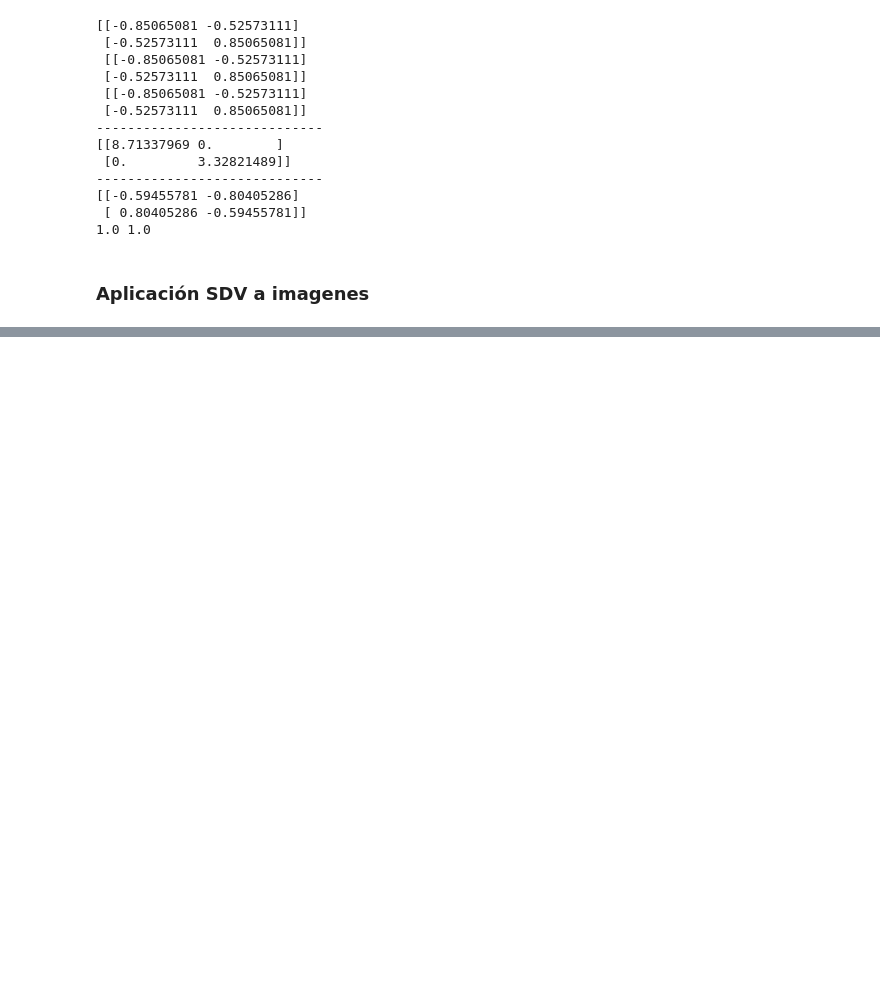
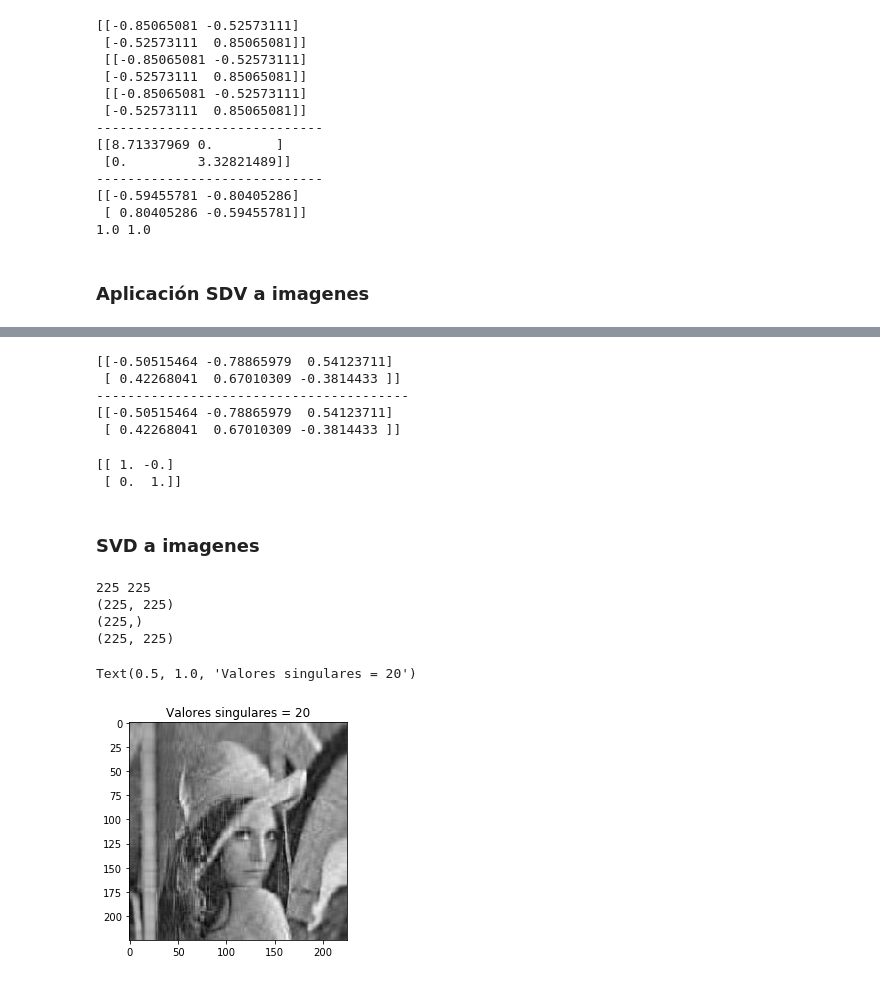
Before and after one commit to fegonzalez7/ml-py, a Jupyter notebook: linearAlgebra.ipynb, the cells around one changed output, grey strips where cells are left out. Cells and saved outputs as stored; diff of their text form; code cells hidden in the pictures; blank space fills up the shorter version.

```diff
--- a/linearAlgebra.ipynb
+++ b/linearAlgebra.ipynb
@@ -407,0 +452,40 @@ plt.show()
+# %%
+A_pse = V.T.dot(D_pse).dot(U.T)
+print(A_pse)
+print('----------------------------------------')
+print(np.linalg.pinv(A))
+# %% [output]
+[[-0.50515464 -0.78865979  0.54123711]
+ [ 0.42268041  0.67010309 -0.3814433 ]]
+----------------------------------------
+[[-0.50515464 -0.78865979  0.54123711]
+ [ 0.42268041  0.67010309 -0.3814433 ]]
+# %%
+# Quita el error numerico en la visualización
+np.set_printoptions(suppress = True)
+print(A_pse.dot(A))
+# %% [output]
+[[ 1. -0.]
+ [ 0.  1.]]
+# %% [markdown]
+### SVD a imagenes
+# %%
+U,D,V = np.linalg.svd(imG_mat.reshape((imG.size[1],imG.size[0])))
+# %%
+print(imG.size[1],imG.size[0])
+print(U.shape)
+print(D.shape)
+print(V.shape)
+# %% [output]
+225 225
+(225, 225)
+(225,)
+(225, 225)
+# %%
+i = 20
+imG_re = np.mat(U[:,:i])*np.diag(D[:i])*np.matrix(V[:i,:])
+plt.imshow(imG_re, cmap='gray')
+plt.title("Valores singulares = {}".format(i))
+# %% [output]
+Text(0.5, 1.0, 'Valores singulares = 20')
+[figure, added]
```
Also changed, not shown: parts of 18 cells of this notebook.
